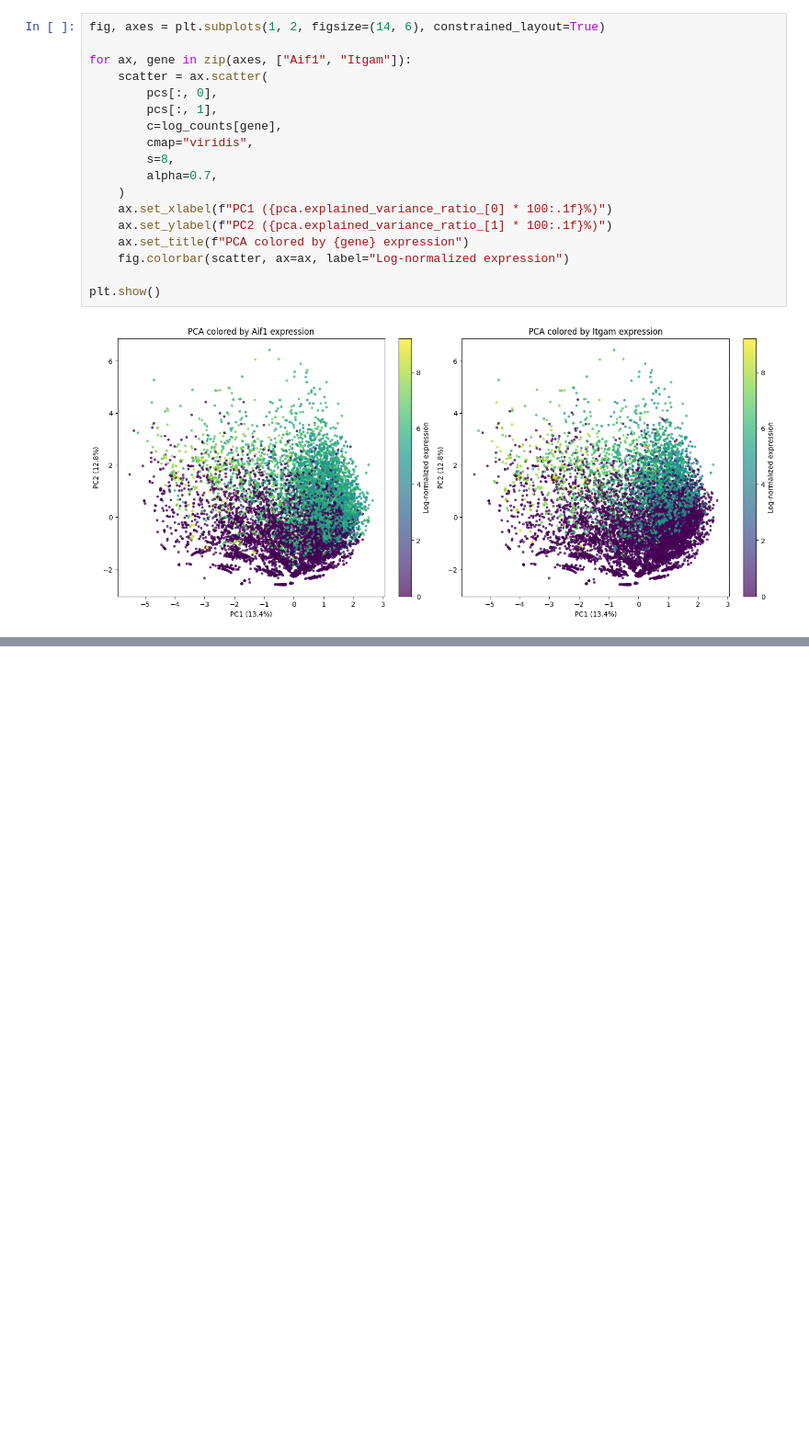
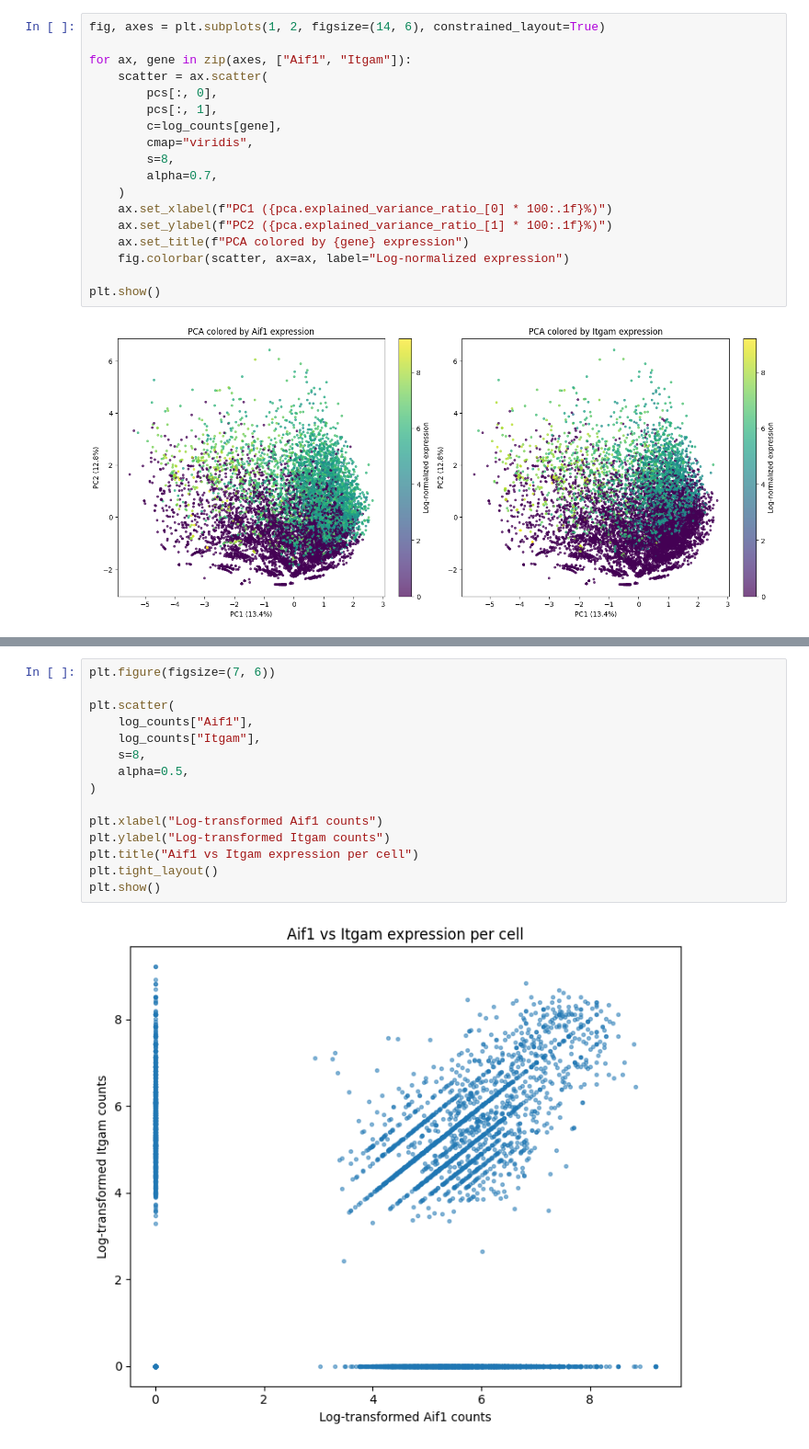
Before and after one commit to mspend/big-fish-examples, a Jupyter notebook: bioprotean_smfish/plots/pca.ipynb, the cells around one changed output, grey strips where cells are left out. Shown at 92% size. Cells and saved outputs as stored; diff of their text form; blank space fills up the shorter version.

```diff
--- a/bioprotean_smfish/plots/pca.ipynb
+++ b/bioprotean_smfish/plots/pca.ipynb
@@ -125,0 +170,17 @@ plt.show()
+# %%
+plt.figure(figsize=(7, 6))
+
+plt.scatter(
+    log_counts["Aif1"],
+    log_counts["Itgam"],
+    s=8,
+    alpha=0.5,
+)
+
+plt.xlabel("Log-transformed Aif1 counts")
+plt.ylabel("Log-transformed Itgam counts")
+plt.title("Aif1 vs Itgam expression per cell")
+plt.tight_layout()
+plt.show()
+# %% [output]
+[figure, added]
```
Also changed, not shown: parts of 4 cells of this notebook.
